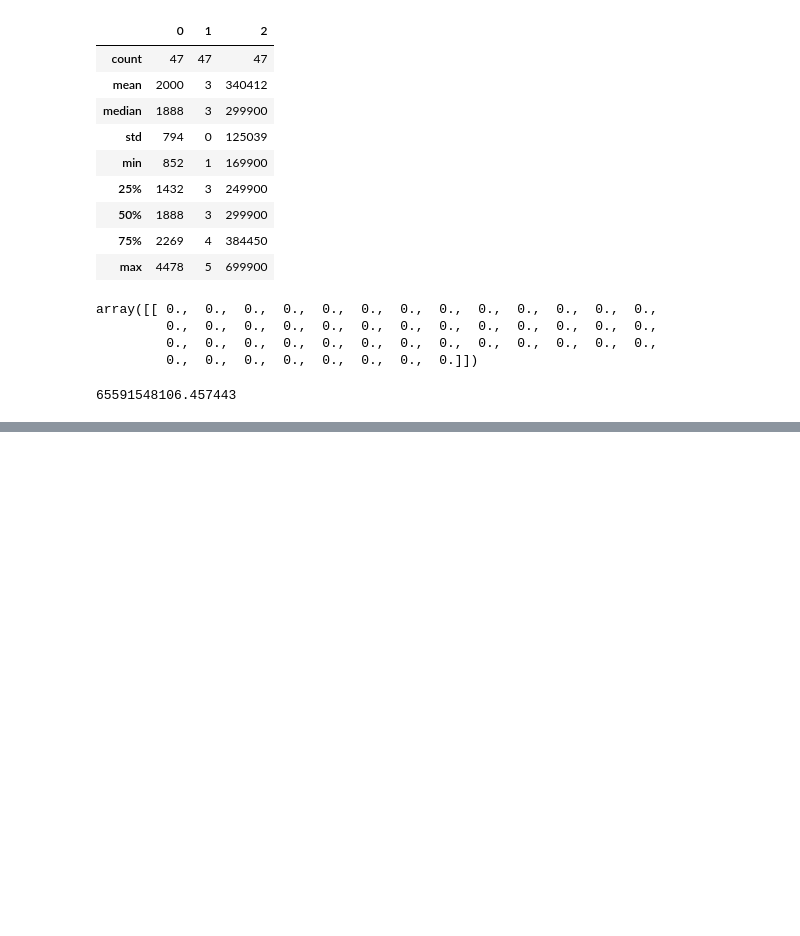
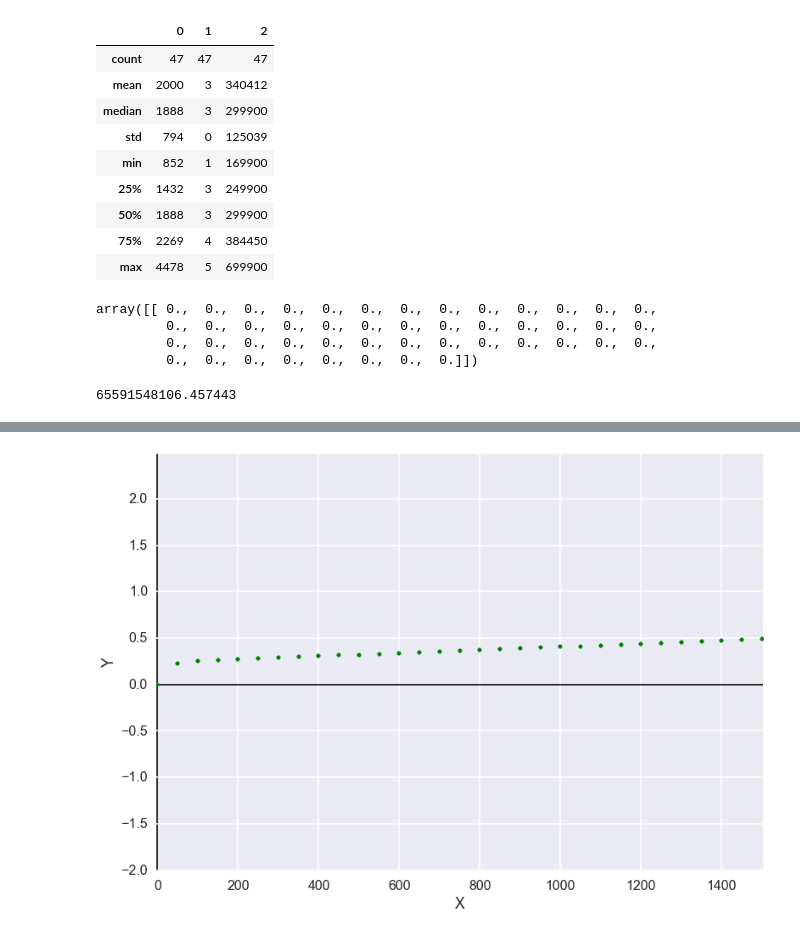
Before and after one commit to mobolaji00/python-projects, a Jupyter notebook: LinearReg - Multiple Features.ipynb, the cells around one changed output, grey strips where cells are left out. Cells and saved outputs as stored; diff of their text form; code cells hidden in the pictures; blank space fills up the shorter version.

```diff
--- a/LinearReg - Multiple Features.ipynb
+++ b/LinearReg - Multiple Features.ipynb
@@ -210,3 +192,7 @@ plot_data(np.asarray(range(0,changing_theta[0].shape[0])),changing_theta[0],"X",
+# %%
+plot_data(np.asarray(range(0,changing_theta[2].shape[0])),changing_theta[2],"X","Y",1,1,50,'green')
+# %% [output]
+[figure, added]
 # %%
 #r = theta[:,np.newaxis]
 #p = theta[np.newaxis,:][:]
```
Also changed, not shown: parts of 9 cells of this notebook, 2 other files.
